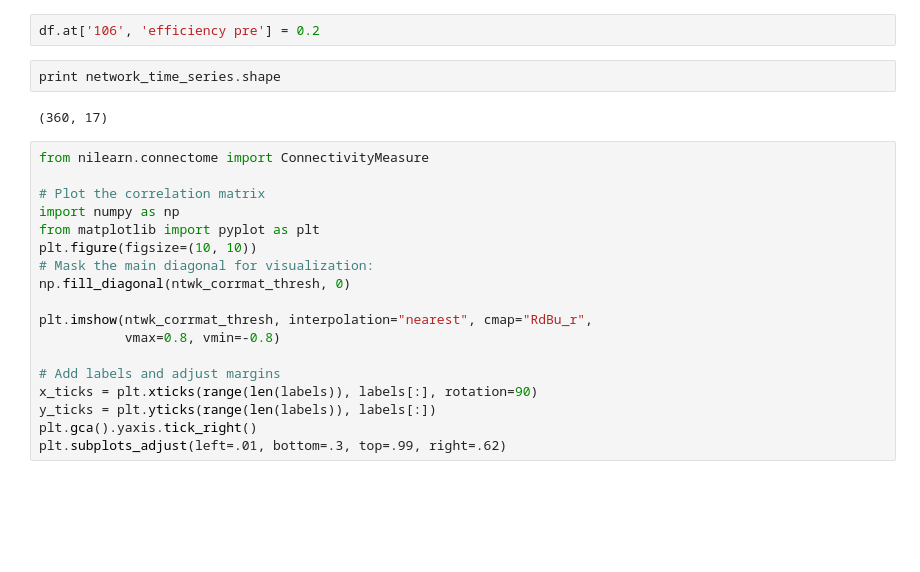
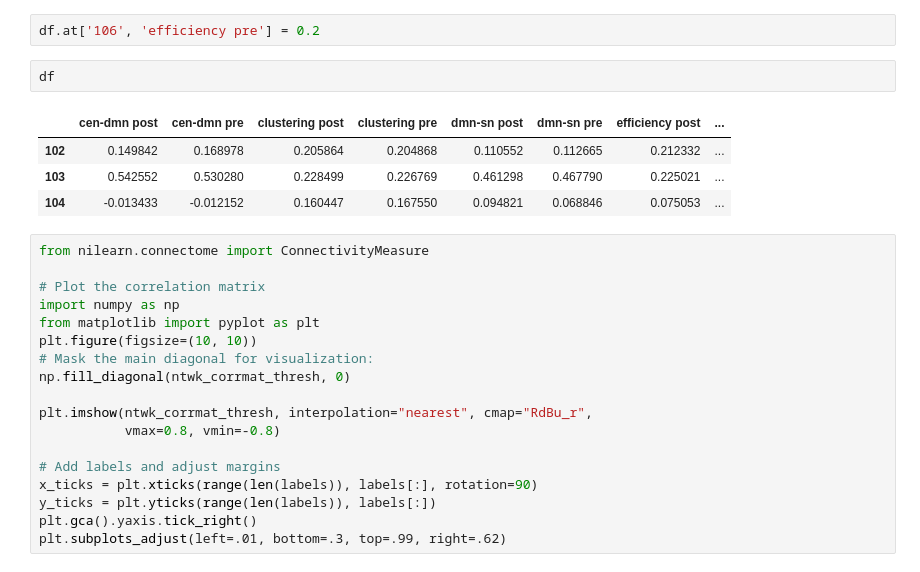
Before and after one commit to 62442katieb/indiv-diff-rs-anxiety, a Jupyter notebook: Seed to Seed.ipynb, the cells around one changed output. Drawn from its saved outputs; the diff is of its cells as text; blank space fills up the shorter version.

```diff
--- a/Seed to Seed.ipynb
+++ b/Seed to Seed.ipynb
@@ -331,10 +302,13 @@ df = pd.DataFrame({'efficiency pre': np.empty([len(subjects),], dtype=float),
                   index=subjects)
 # %%
 df.at['106', 'efficiency pre'] = 0.2
-# %%
-print network_time_series.shape
-# %% [output]
-(360, 17)
+# %%
+df
+# %% [output]
+|  | cen-dmn post | cen-dmn pre | clustering post | clustering pre | dmn-sn post | dmn-sn pre | efficiency post | ... |
+| 102 | 0.149842 | 0.168978 | 0.205864 | 0.204868 | 0.110552 | 0.112665 | 0.212332 | ... |
+| 103 | 0.542552 | 0.530280 | 0.228499 | 0.226769 | 0.461298 | 0.467790 | 0.225021 | ... |
+| 104 | -0.013433 | -0.012152 | 0.160447 | 0.167550 | 0.094821 | 0.068846 | 0.075053 | ... |
 # %%
 from nilearn.connectome import ConnectivityMeasure
 
```
Also changed, not shown: parts of 3 cells of this notebook, 2 other files.
